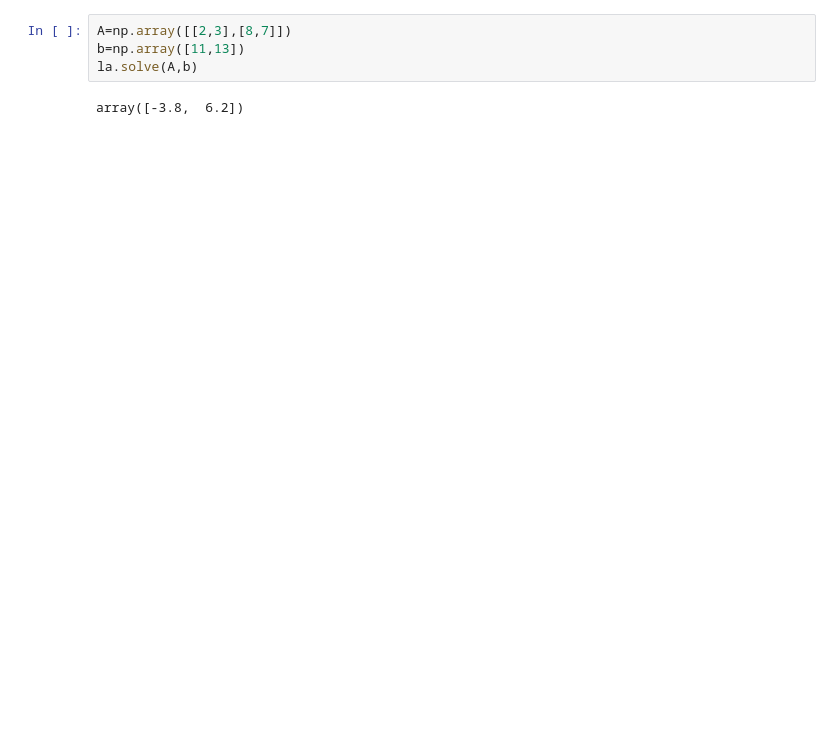
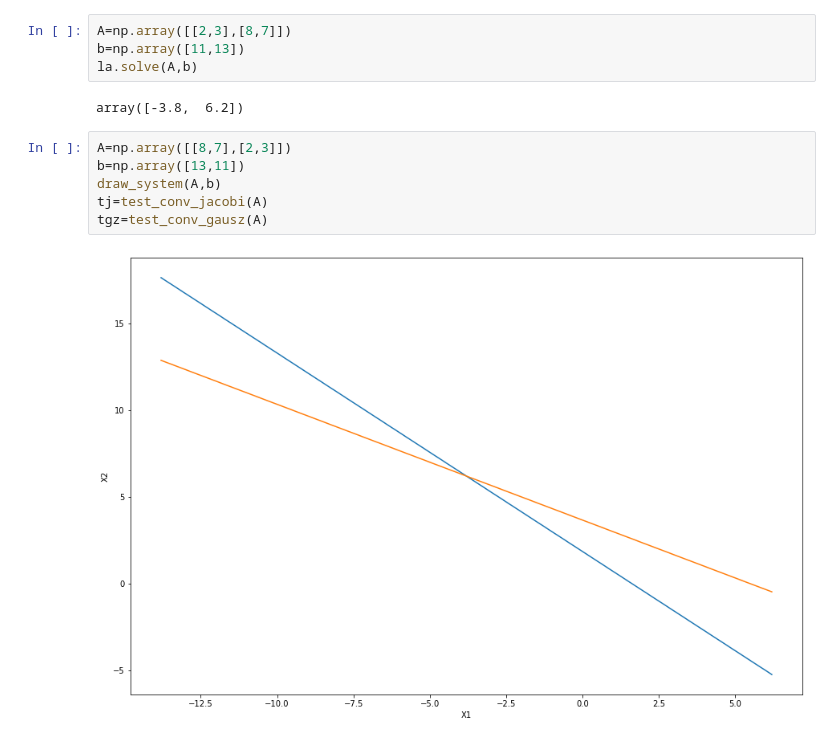
Before and after one commit to kovacevica/Numericki-algoritmi-i-numericki-softver, a Jupyter notebook: Python/SLAJ_iterativne_python.ipynb, the cells around one changed output. Drawn from its saved outputs; the diff is of its cells as text; blank space fills up the shorter version.

```diff
--- a/Python/SLAJ_iterativne_python.ipynb
+++ b/Python/SLAJ_iterativne_python.ipynb
@@ -690,3 +702,11 @@ b=np.array([11,13])
 la.solve(A,b)
 # %% [output]
 array([-3.8,  6.2])
+# %%
+A=np.array([[8,7],[2,3]])
+b=np.array([13,11])
+draw_system(A,b)
+tj=test_conv_jacobi(A)
+tgz=test_conv_gausz(A)
+# %% [output]
+[figure, added]
```
Also changed, not shown: parts of 14 cells of this notebook.
